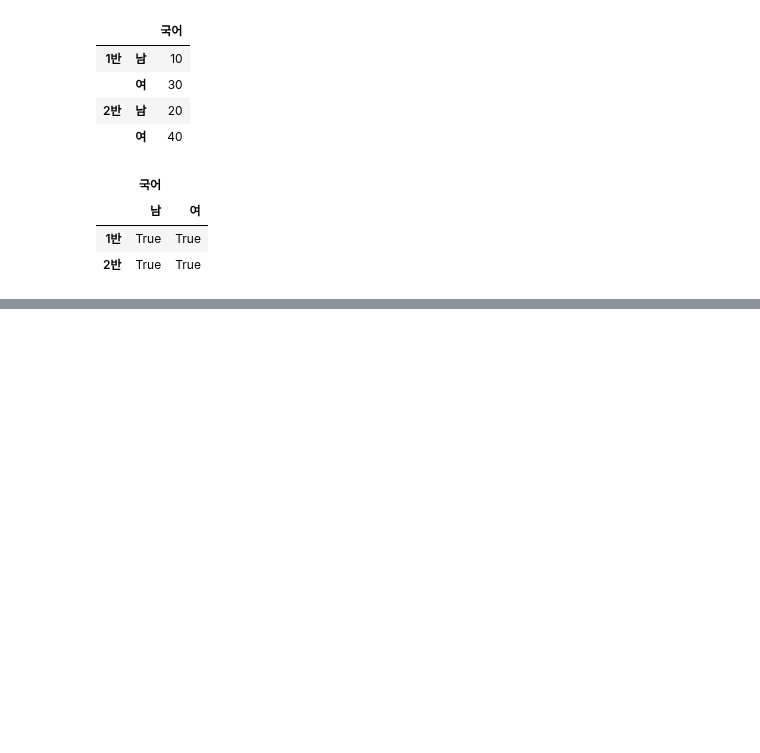
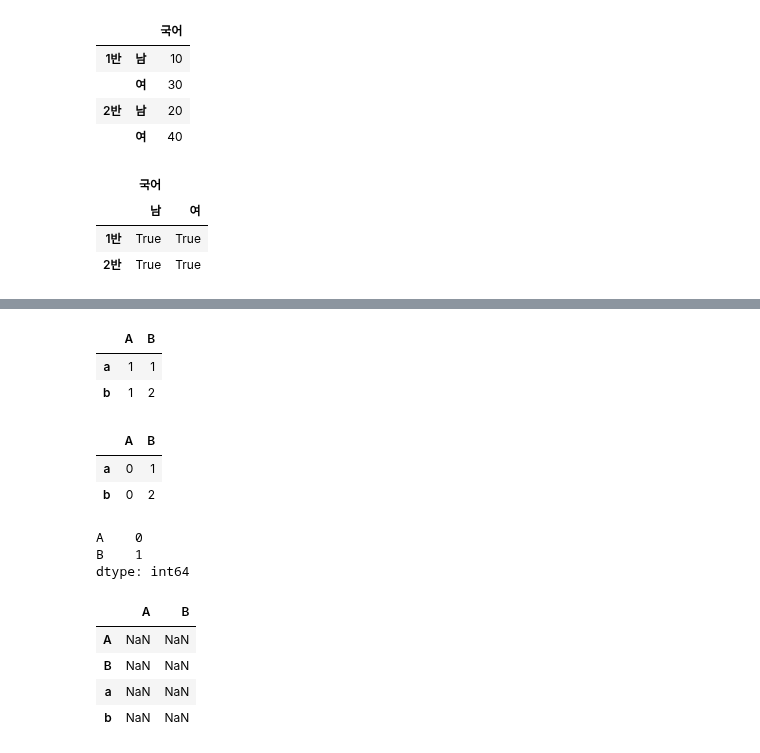
Before and after one commit to MinKyeom/KMK-DREAM, a Jupyter notebook: pandas_study/titanic_df.ipynb, the cells around one changed output, grey strips where cells are left out. Cells and saved outputs as stored; diff of their text form; code cells hidden in the pictures; blank space fills up the shorter version.

```diff
--- a/pandas_study/titanic_df.ipynb
+++ b/pandas_study/titanic_df.ipynb
@@ -176,0 +315,31 @@ multi_df <90
+# %%
+broad =[[1,1],[1,2]]
+df_broad=pd.DataFrame(broad,index=list('ab'),columns=list('AB') )
+b1 = pd.Series([0,1],index=list('AB'))
+b2 = pd.Series([0,1],index=list('ab'))
+# %%
+df_broad
+# %% [output]
+|  | A | B |
+| a | 1 | 1 |
+| b | 1 | 2 |
+# %%
+df_broad*b1
+# %% [output]
+|  | A | B |
+| a | 0 | 1 |
+| b | 0 | 2 |
+# %%
+b1
+# %% [output]
+A    0
+B    1
+dtype: int64
+# %%
+df_broad.mul(b1,axis=0)
+# %% [output]
+|  | A | B |
+| A | NaN | NaN |
+| B | NaN | NaN |
+| a | NaN | NaN |
+| b | NaN | NaN |
```
Also changed, not shown: parts of 29 cells of this notebook.
